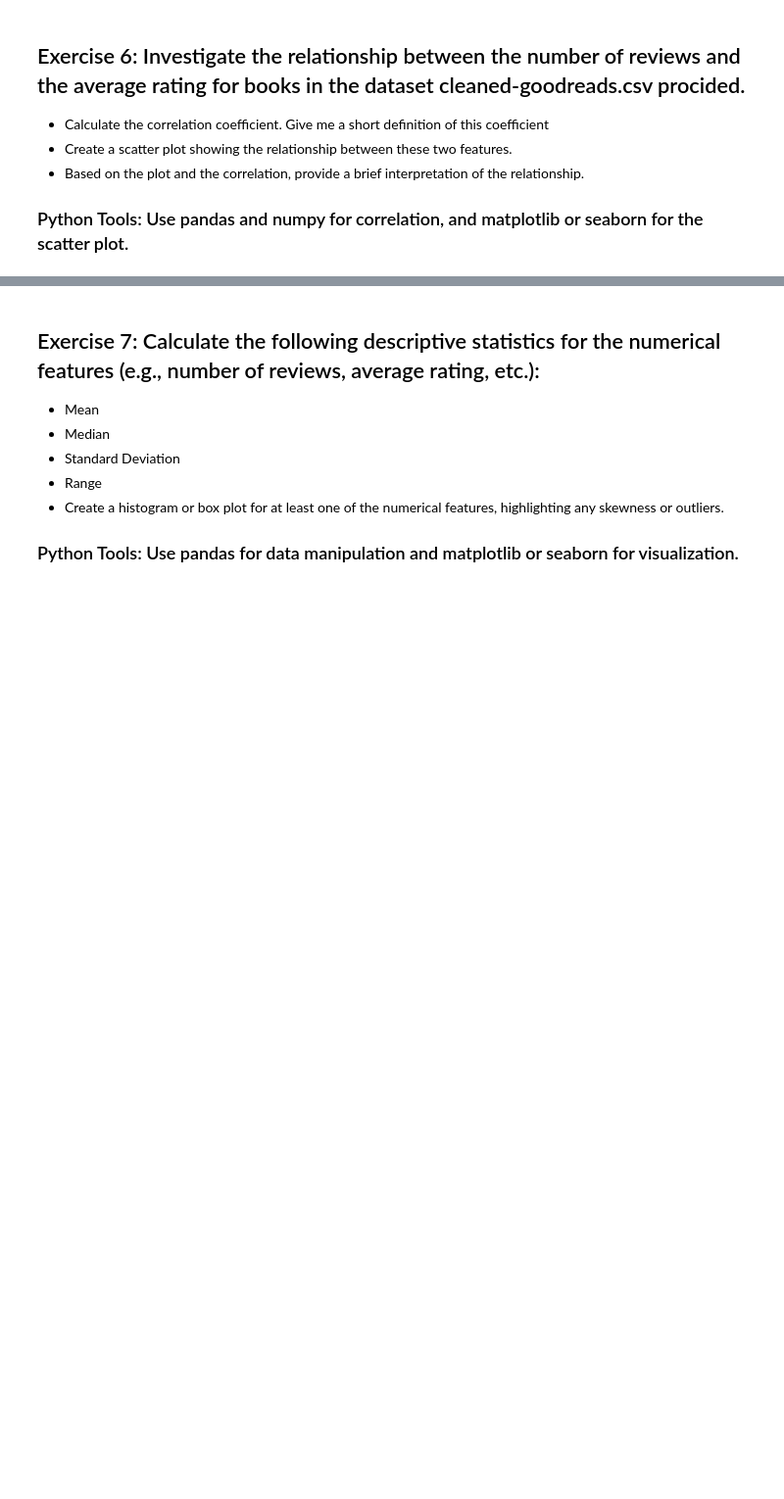
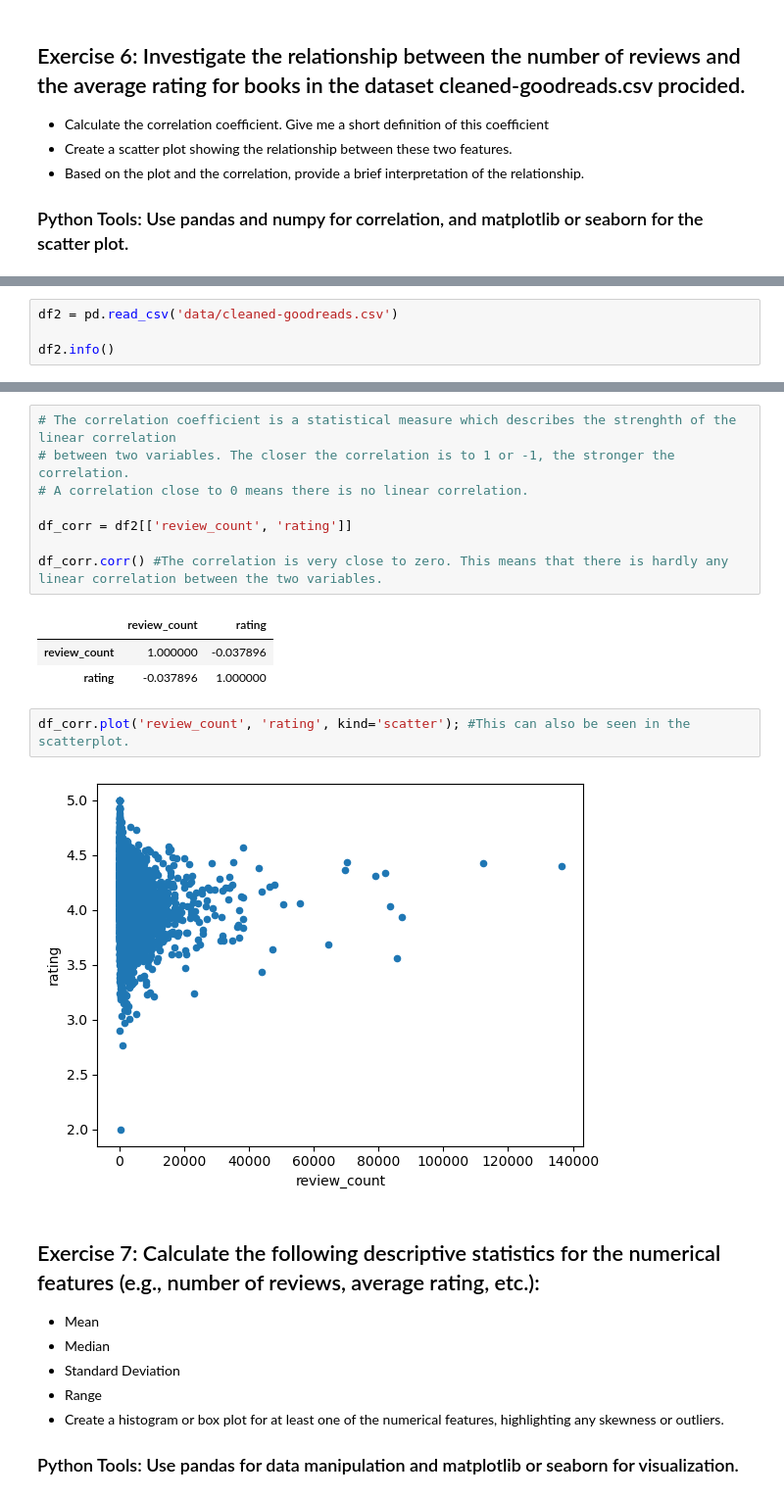
Before and after one commit to mannan272/data1, a Jupyter notebook: lab-02/Assignment 3.ipynb, the cells around one changed output, grey strips where cells are left out. Shown: that part at 98% size. Drawn from its saved outputs; the diff is of its cells as text; blank space fills up the shorter version.

```diff
--- a/lab-02/Assignment 3.ipynb
+++ b/lab-02/Assignment 3.ipynb
@@ -304,0 +301,4 @@ df_clean.to_csv('hw-03-cleaned.csv', index= False)
+# %%
+df2 = pd.read_csv('data/cleaned-goodreads.csv')
+
+df2.info()
@@ -305,3 +324,19 @@ df_clean.to_csv('hw-03-cleaned.csv', index= False)
+# %%
+# The correlation coefficient is a statistical measure which describes the strenghth of the linear correlation
+# between two variables. The closer the correlation is to 1 or -1, the stronger the correlation.
+# A correlation close to 0 means there is no linear correlation.
+
+df_corr = df2[['review_count', 'rating']]
+
+df_corr.corr() #The correlation is very close to zero. This means that there is hardly any linear correlation between the two variables.
+# %% [output]
+|  | review_count | rating |
+| review_count | 1.000000 | -0.037896 |
+| rating | -0.037896 | 1.000000 |
+# %%
+df_corr.plot('review_count', 'rating', kind='scatter'); #This can also be seen in the scatterplot.
+# %% [output]
+[figure, added]
 # %% [markdown]
 ## Exercise 7: Calculate the following descriptive statistics for the numerical features (e.g., number of reviews, average rating, etc.):
 - Mean
```
Also changed, not shown: parts of 7 cells of this notebook.
